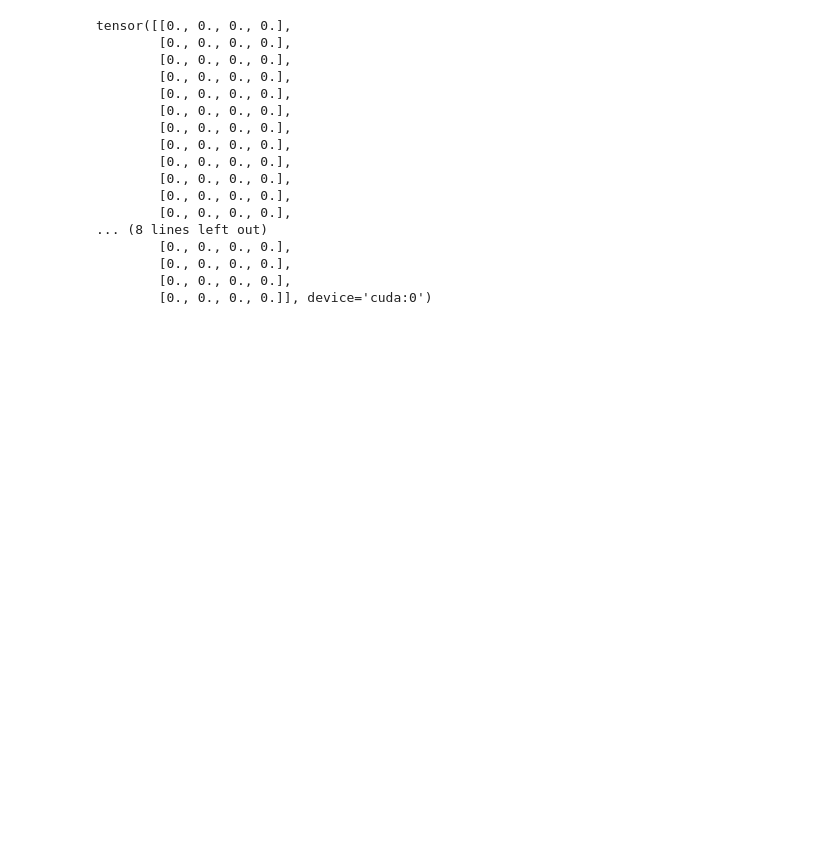
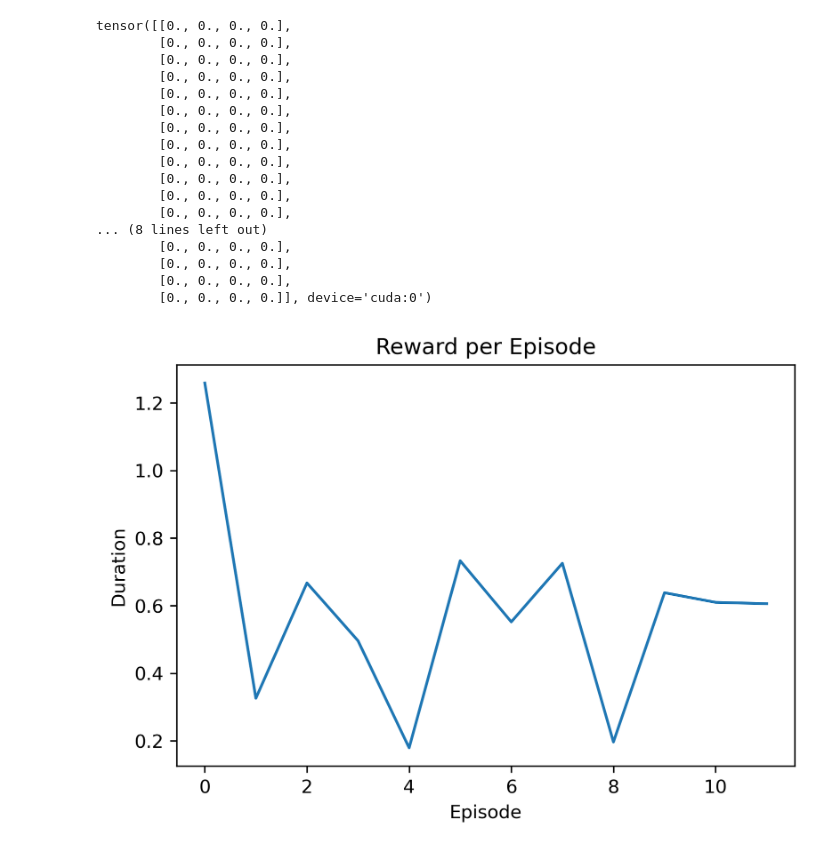
Before and after one commit to dabiged/RLPlayground, a Jupyter notebook: DDPG/BipedalWalker.ipynb, the cells around one changed output. Cells and saved outputs as stored; diff of their text form; code cells hidden in the pictures; blank space fills up the shorter version.

```diff
--- a/DDPG/BipedalWalker.ipynb
+++ b/DDPG/BipedalWalker.ipynb
@@ -407,3 +524,7 @@ tensor([[0., 0., 0., 0.],
         [0., 0., 0., 0.],
         [0., 0., 0., 0.],
         [0., 0., 0., 0.]], device='cuda:0')
+# %%
+ plot_reward(aLoss)
+# %% [output]
+[figure, added]
```
Also changed, not shown: parts of 19 cells of this notebook, 4 other files.
